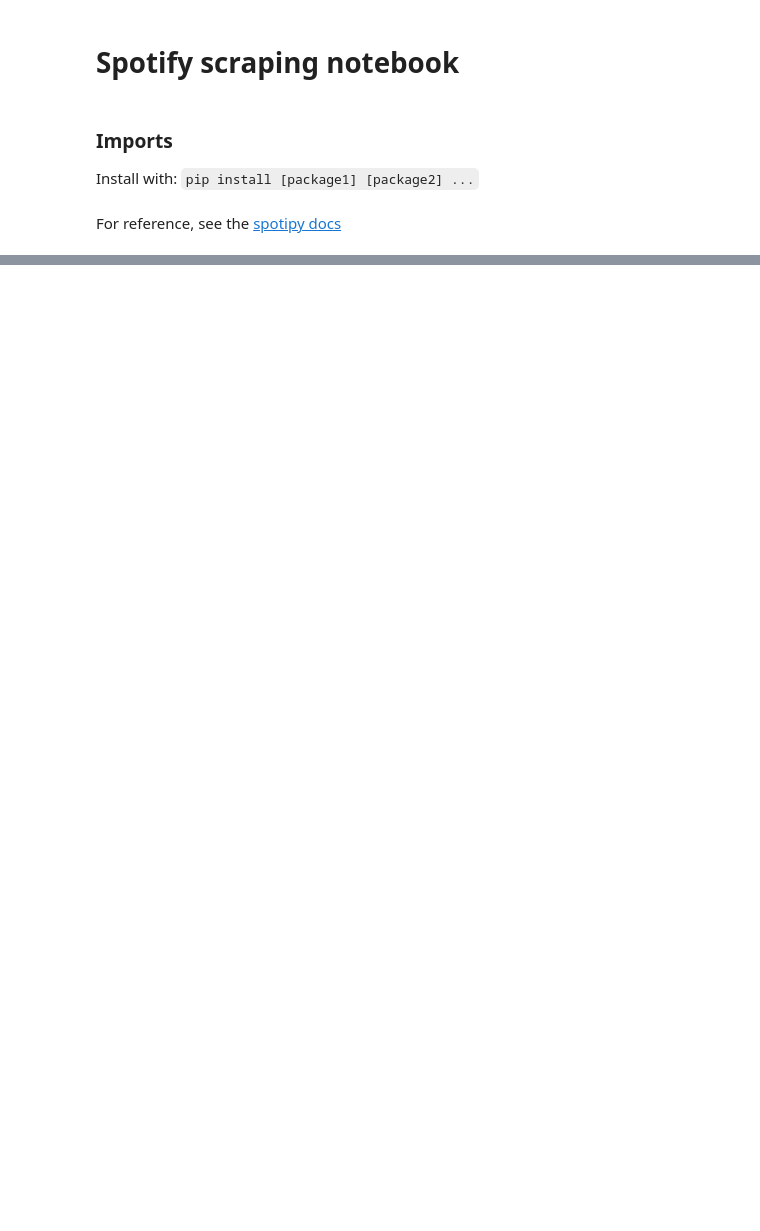
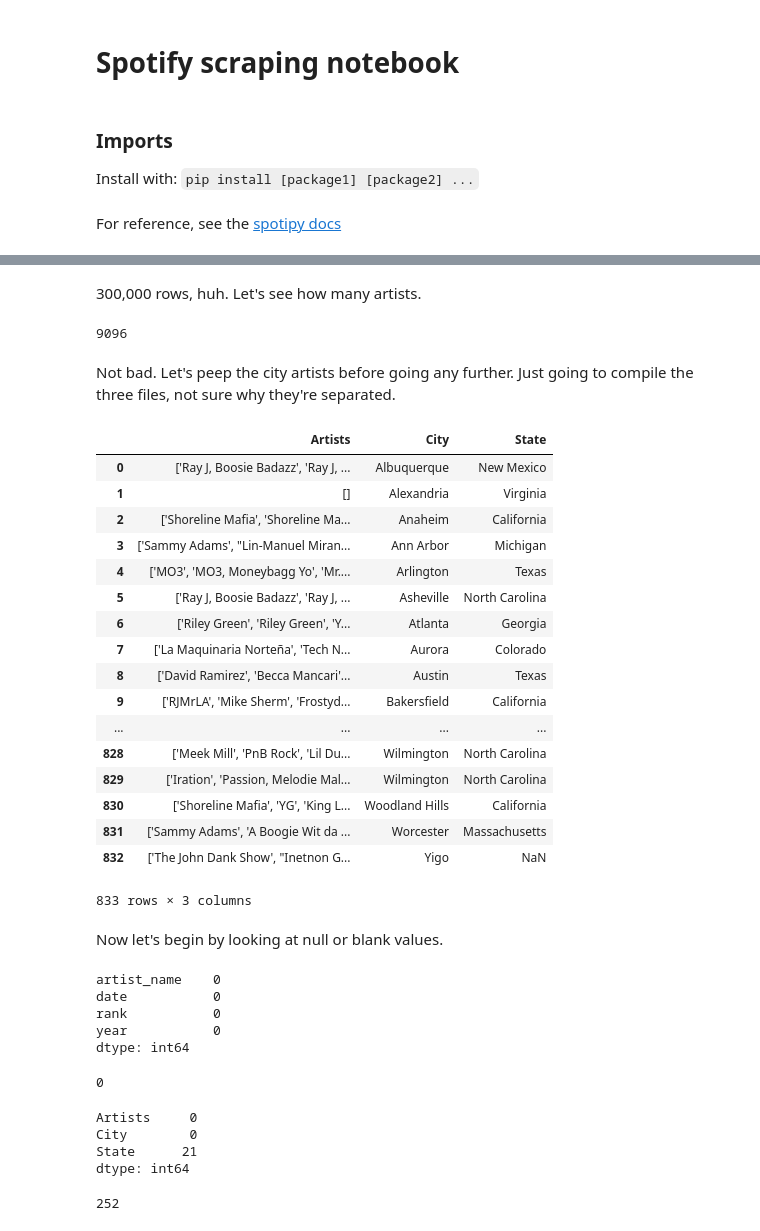
Before and after one commit to LukeMainwaring/MusicGenreViz, a Jupyter notebook: Spotify scraping notebook.ipynb, the cells around one changed output, grey strips where cells are left out. Saved outputs shown, nothing was run; the diff lists cells and outputs as text; code cells hidden in the pictures; blank space fills up the shorter version.

```diff
--- a/Spotify scraping notebook.ipynb
+++ b/Spotify scraping notebook.ipynb
@@ -57,0 +95,56 @@ Found artist with name 'Michael Jackson'
+# %% [markdown]
+300,000 rows, huh. Let's see how many artists.
+# %%
+len(billboard_df['artist_name'].unique())
+# %% [output]
+9096
+# %% [markdown]
+Not bad. Let's peep the city artists before going any further. Just going to compile the three files, not sure why they're separated.
+# %%
+file1, file2, file3 = 'city_artists_file.txt', 'city_artists_file2.txt', 'city_artists_file3.txt'
+city_df = pd.read_csv(file1).append(pd.read_csv(file2)).append(pd.read_csv(file3)).reset_index().drop('index', axis=1)
+city_df
+# %% [output]
+|  | Artists | City | State |
+| 0 | ['Ray J, Boosie Badazz', 'Ray J, ... | Albuquerque | New Mexico |
+| 1 | [] | Alexandria | Virginia |
+| 2 | ['Shoreline Mafia', 'Shoreline Ma... | Anaheim | California |
+| 3 | ['Sammy Adams', "Lin-Manuel Miran... | Ann Arbor | Michigan |
+| 4 | ['MO3', 'MO3, Moneybagg Yo', 'Mr.... | Arlington | Texas |
+| 5 | ['Ray J, Boosie Badazz', 'Ray J, ... | Asheville | North Carolina |
+| 6 | ['Riley Green', 'Riley Green', 'Y... | Atlanta | Georgia |
+| 7 | ['La Maquinaria Norteña', 'Tech N... | Aurora | Colorado |
+| 8 | ['David Ramirez', 'Becca Mancari'... | Austin | Texas |
+| 9 | ['RJMrLA', 'Mike Sherm', 'Frostyd... | Bakersfield | California |
+| ... | ... | ... | ... |
+| 828 | ['Meek Mill', 'PnB Rock', 'Lil Du... | Wilmington | North Carolina |
+| 829 | ['Iration', 'Passion, Melodie Mal... | Wilmington | North Carolina |
+| 830 | ['Shoreline Mafia', 'YG', 'King L... | Woodland Hills | California |
+| 831 | ['Sammy Adams', 'A Boogie Wit da ... | Worcester | Massachusetts |
+| 832 | ['The John Dank Show', "Inetnon G... | Yigo | NaN |
+833 rows × 3 columns
+# %% [markdown]
+Now let's begin by looking at null or blank values.
+# %%
+billboard_df.isnull().sum()
+# %% [output]
+artist_name    0
+date           0
+rank           0
+year           0
+dtype: int64
+# %%
+sum(billboard_df.artist_name.apply(lambda x: len(x) < 1))
+# %% [output]
+0
+# %%
+city_df.isnull().sum()
+# %% [output]
+Artists     0
+City        0
+State      21
+dtype: int64
+# %%
+sum(city_df.Artists.apply(lambda x: len(ast.literal_eval(x)) < 1))
+# %% [output]
+252
```
Also changed, not shown: parts of 28 cells of this notebook, 4 other files.
